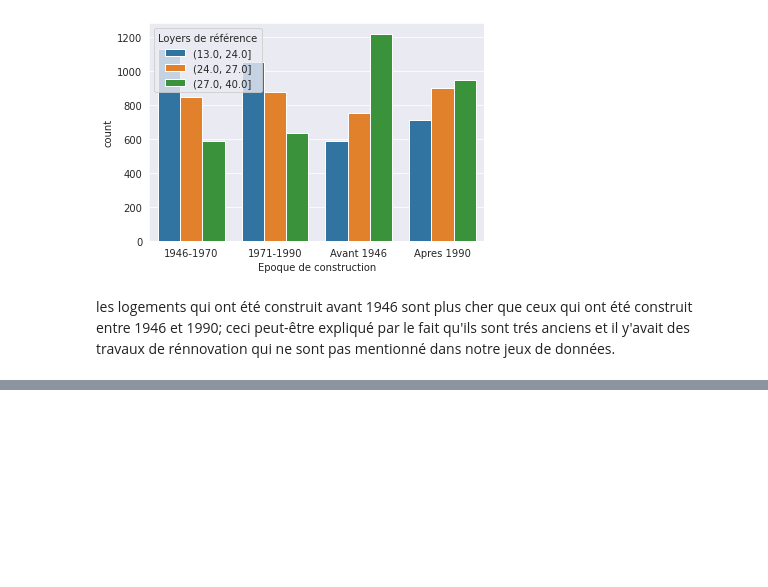
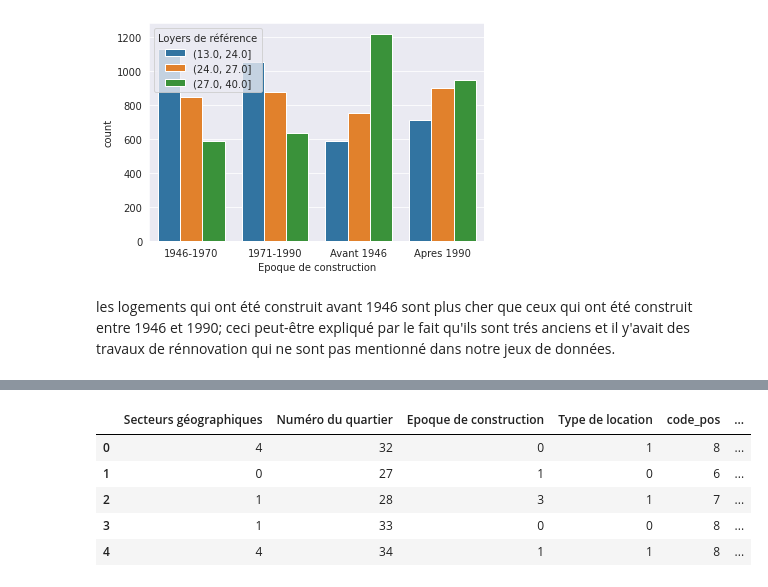
Before and after one commit to dhiakhouja/logement_analyse, a Jupyter notebook: logement-encadrement-des-loyers.ipynb, the cells around one changed output, grey strips where cells are left out. Saved outputs shown, nothing was run; the diff lists cells and outputs as text; code cells hidden in the pictures; blank space fills up the shorter version.

```diff
--- a/logement-encadrement-des-loyers.ipynb
+++ b/logement-encadrement-des-loyers.ipynb
@@ -343,0 +386,11 @@ les logements qui ont été construit avant 1946 sont plus cher que ceux qui ont
+# %%
+var_explica =["Secteurs géographiques","Numéro du quartier","Epoque de construction","Type de location","code_pos","Nombre de pièces principales"]
+df_explica=df[var_explica]
+df_explica.head()
+# %% [output]
+|  | Secteurs géographiques | Numéro du quartier | Epoque de construction | Type de location | code_pos | ... |
+| 0 | 4 | 32 | 0 | 1 | 8 | ... |
+| 1 | 0 | 27 | 1 | 0 | 6 | ... |
+| 2 | 1 | 28 | 3 | 1 | 7 | ... |
+| 3 | 1 | 33 | 0 | 0 | 8 | ... |
+| 4 | 4 | 34 | 1 | 1 | 8 | ... |
```
Also changed, not shown: parts of 23 cells of this notebook.
